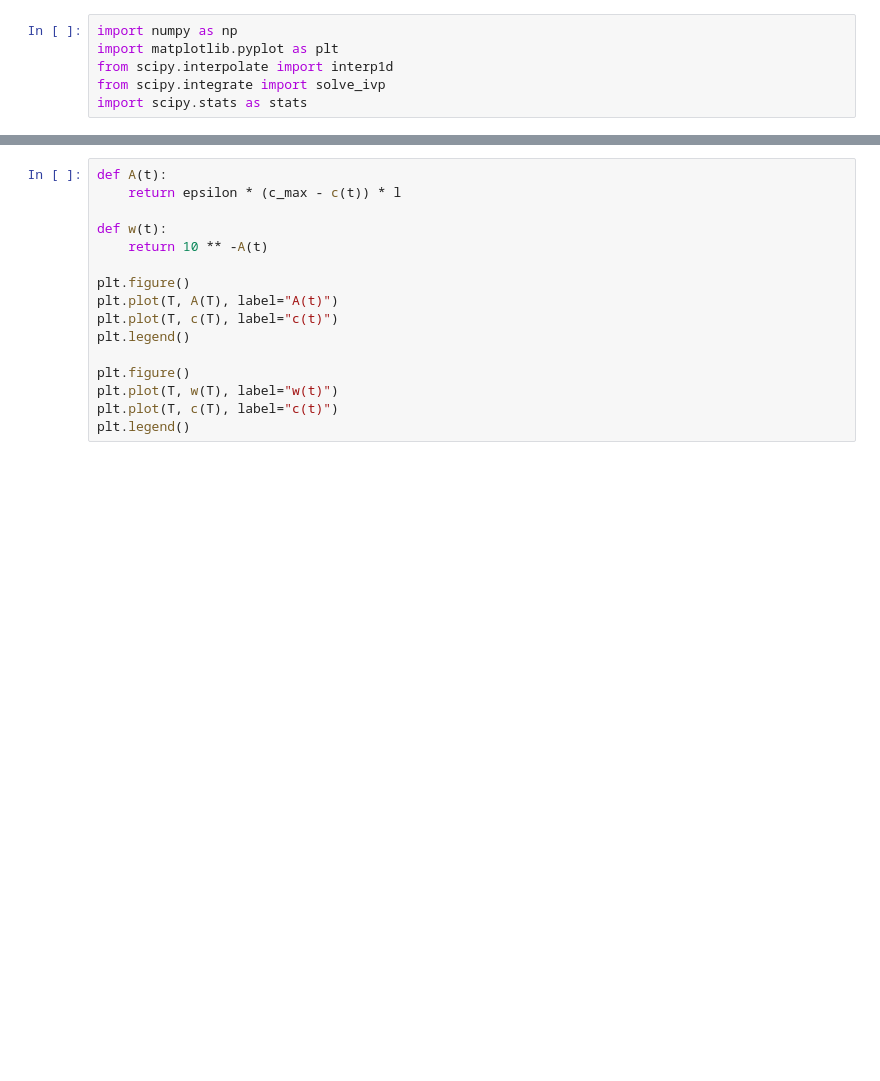
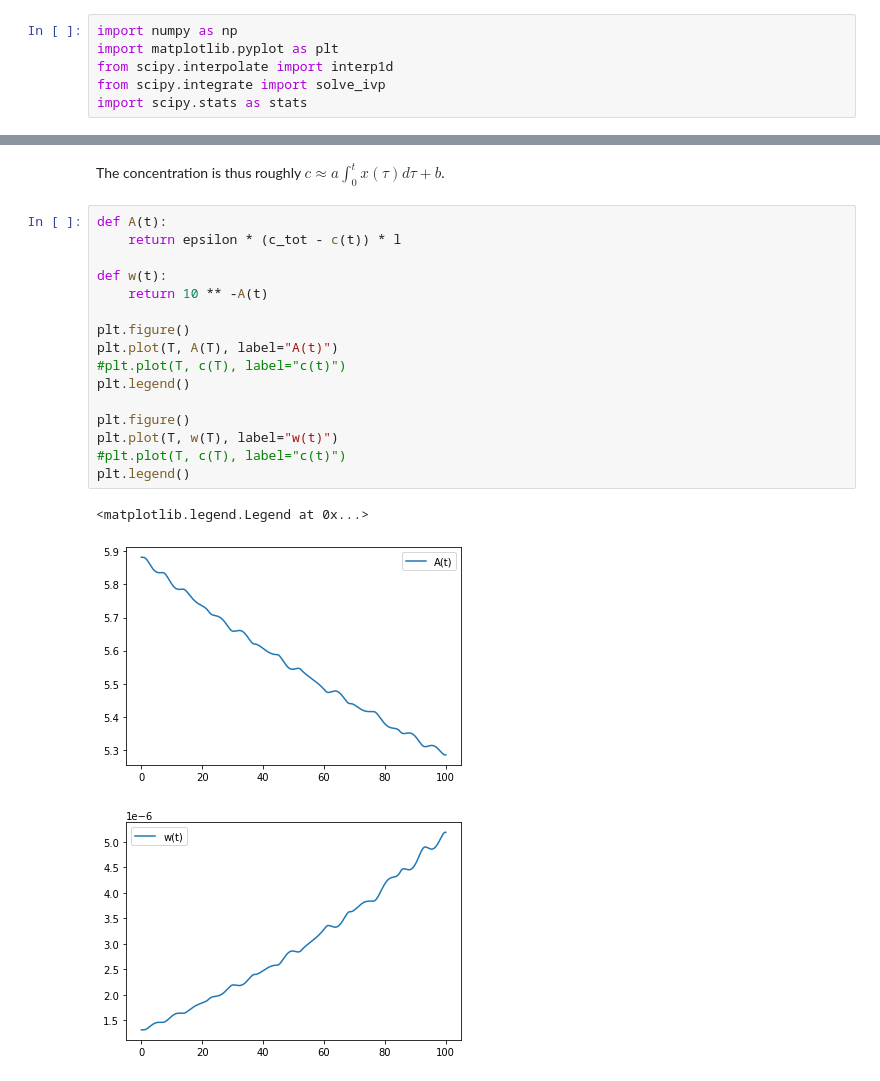
Before and after one commit to nilsceberg/path-integration-memory, a Jupyter notebook: notebooks/dye.ipynb, the cells around one changed output, grey strips where cells are left out. Cells and saved outputs as stored; diff of their text form; blank space fills up the shorter version.

```diff
--- a/notebooks/dye.ipynb
+++ b/notebooks/dye.ipynb
@@ -75,19 +127,25 @@ plt.legend()
+# %% [markdown]
+The concentration is thus roughly $c \approx a\int_0^t x(\tau) d\tau + b$.
 # %%
 def A(t):
-    return epsilon * (c_max - c(t)) * l
+    return epsilon * (c_tot - c(t)) * l
 
 def w(t):
     return 10 ** -A(t)
 
 plt.figure()
 plt.plot(T, A(T), label="A(t)")
-plt.plot(T, c(T), label="c(t)")
+#plt.plot(T, c(T), label="c(t)")
 plt.legend()
 
 plt.figure()
 plt.plot(T, w(T), label="w(t)")
-plt.plot(T, c(T), label="c(t)")
+#plt.plot(T, c(T), label="c(t)")
 plt.legend()
+# %% [output]
+<matplotlib.legend.Legend at 0x...>
+[figure, added]
+[figure, added]
 # %%
 def y(t):
     return w(t) * u(t)
```
Also changed, not shown: parts of 9 cells of this notebook.
